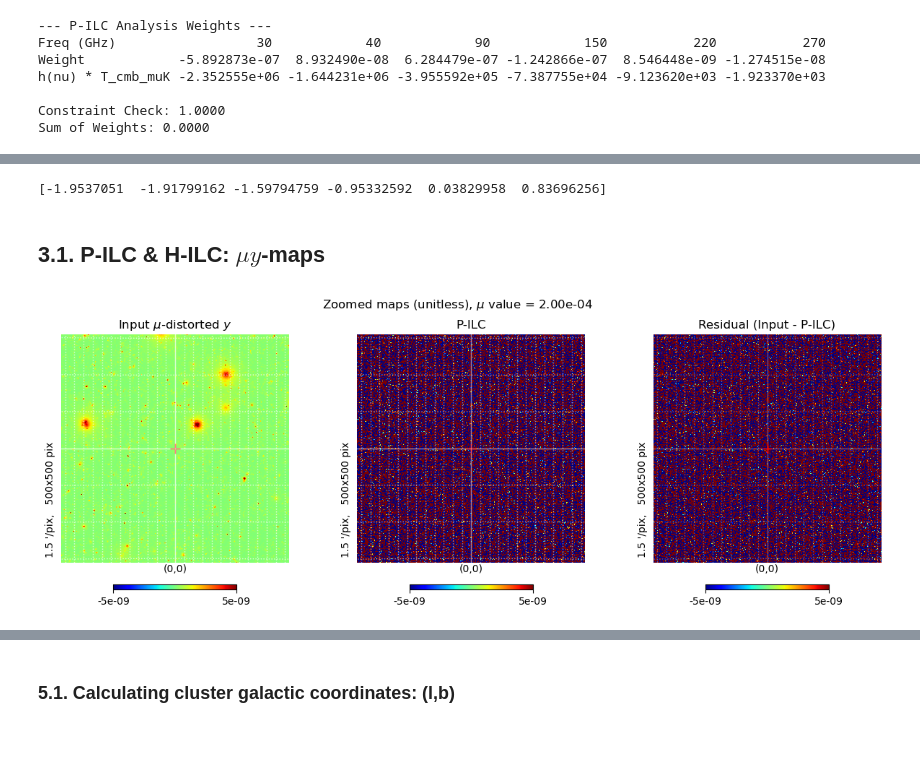
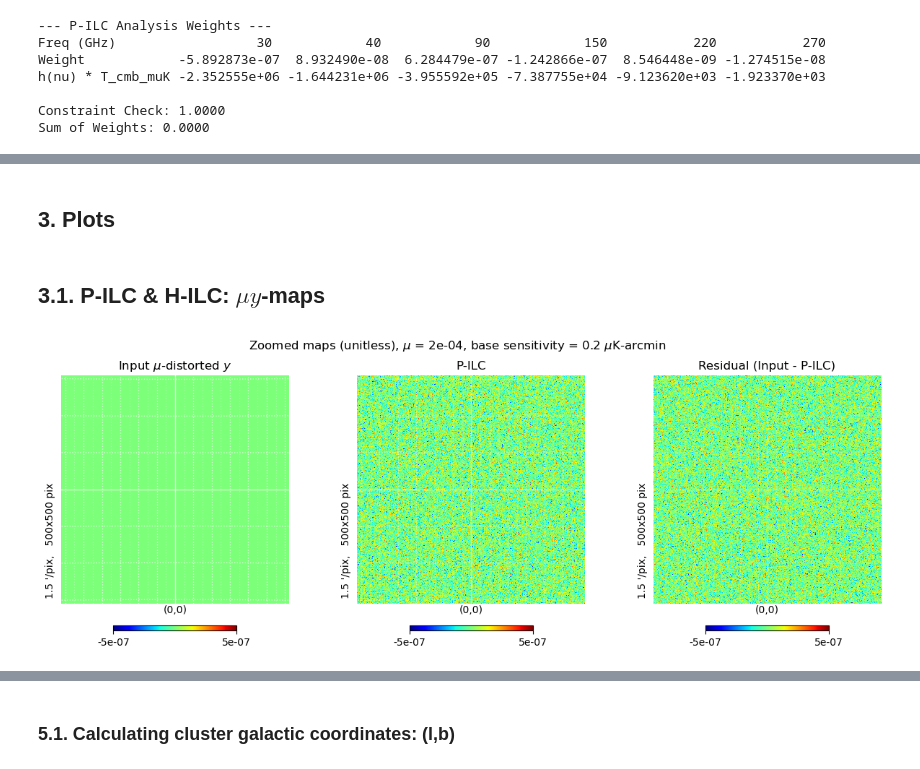
Before and after one commit to JoanRibotOliver/TFM, a Jupyter notebook: Code/ILC_no_y_0.2muK.ipynb, the cells around one changed output, grey strips where cells are left out. Cells and saved outputs as stored; diff of their text form; code cells hidden in the pictures; blank space fills up the shorter version.

```diff
--- a/Code/ILC_no_y_0.2muK.ipynb
+++ b/Code/ILC_no_y_0.2muK.ipynb
@@ -257,7 +259,7 @@ print(h_vector_muK/T_cmb_muK) # Should be unitless and match the expected h(nu)
 ### P-ILC ON THE MU-DISTORTED tSZ SIGNAL ###
 
 # Run P-ILC. The resulting map is unitless.
-muy_hat_pixel, weights_pixel = run_pixel_ilc(data_cube, h_vector_muK)
+muy_hat_pixel, weights_muy_pixel = run_pixel_ilc(data_cube, h_vector_muK)
 
 muy_map = mu * y_map # The true mu-distorted tSZ signal in dimensionless units
 
@@ -354,6 +392,0 @@ print(len(zegeye_frequencies)) # Should be 9, one for each frequency
-# %%
-### See the g_vector values for the frequencies ###
-
-print(g_vector_muK/T_cmb_muK) # Should be unitless and match the expected g(nu) values for the frequencies
-# %% [output]
-[-1.9537051  -1.91799162 -1.59794759 -0.95332592  0.03829958  0.83696256]
@@ -360,37 +411,45 @@ print(g_vector_muK/T_cmb_muK) # Should be unitless and match the expected g(nu)
+# %% [markdown]
+## 3. Plots
+# %%
+### READ THE PREVIOUSLY COMPUTED P-ILC & H-ILC MAPS ###
+
+# P-ILC
+muy_hat_pixel = hp.read_map(f"/Users/joanribot/HEAVY_STUFF/TFM_data/Processed_Maps/ILC_maps/P_ILC_{len(zegeye_frequencies)}freq_no_y_{base_sensitivity_uk_arcmin}muK_map.fits")
+#weights_muy_pixel = hp.read_map(f"/Users/joanribot/HEAVY_STUFF/TFM_data/Processed_Maps/ILC_maps/P_ILC_{len(zegeye_frequencies)}freq_no_y_{base_sensitivity_uk_arcmin}muK_weights.fits")
+
+# H-ILC
+#muy_hat_harmonic = hp.read_map(f"/Users/joanribot/HEAVY_STUFF/TFM_data/Processed_Maps/ILC_maps/H_ILC_{len(zegeye_frequencies)}freq_no_y_{base_sensitivity_uk_arcmin}muK_map.fits")
+#weights_muy_harmonic_bins = hp.read_map(f"/Users/joanribot/HEAVY_STUFF/TFM_data/Processed_Maps/ILC_maps/H_ILC_{len(zegeye_frequencies)}freq_no_y_{base_sensitivity_uk_arcmin}muK_weights.fits")
 # %% [markdown]
 ## 3.1. P-ILC & H-ILC: $\mu y$-maps
 # %%
 ### A.1. PIXEL ILC ZOOMED MAPS ###
 
 params_zoom_y = {'rot': [0, 0], 'reso': 1.5, 'xsize': 500, 'hold': True, 'cmap': 'jet', 'notext': False, 'min': -5*10**-6, 'max': 5*10**-6} # Added 'coord': 'G' to specify Galactic coordinates
-params_zoom_intermediate_muy = {'rot': [0, 0], 'reso': 1.5, 'xsize': 500, 'hold': True, 'cmap': 'jet', 'notext': False, 'min': -5*10**-9, 'max': 5*10**-9} # Added 'coord': 'G' to specify Galactic coordinates
+params_zoom_intermediate_muy = {'rot': [0, 0], 'reso': 1.5, 'xsize': 500, 'hold': True, 'cmap': 'jet', 'notext': False, 'min': -5*10**-7, 'max': 5*10**-7} # Added 'coord': 'G' to specify Galactic coordinates
 params_zoom_muy = {'rot': [0, 0], 'reso': 1.5, 'xsize': 500, 'hold': True, 'cmap': 'jet', 'notext': False, 'min': -5*10**-13, 'max': 5*10**-13} # Added 'coord': 'G' to specify Galactic coordinates
 #params_zoom = {'rot': [0, 0], 'reso': 1.5, 'xsize': 500, 'hold': True, 'cmap': 'jet', 'notext': True}
 
 # --- Plotting ---
 fig_harm = plt.figure(figsize=(15, 5))
 
 ax1 = plt.subplot(1, 3, 1)
 hp.gnomview(muy_map, title=rf"Input $\mu$-distorted $y$", **params_zoom_intermediate_muy)
-hp.graticule(dpar=0.5, dmer=0.5, color='white', alpha=0.3)
-plt.plot(0, 0, marker='+', color='red', markersize=10, label='Center')
+hp.graticule(dpar=0.25, dmer=0.25, color='white', alpha=0.3)
 
 ax2 = plt.subplot(1, 3, 2)
 hp.gnomview(muy_hat_pixel, title="P-ILC", **params_zoom_intermediate_muy)
-#hp.gnomview(muy_hat_pixel, title="P-ILC", **params_zoom_y)
-hp.graticule(dpar=0.5, dmer=0.5, color='white', alpha=0.3)
-plt.plot(0, 0, marker='+', color='red', markersize=10, label='Center')
+hp.graticule(dpar=0.25, dmer=0.25, color='white', alpha=0.3)
 
 ax3 = plt.subplot(1, 3, 3)
 hp.gnomview(muy_residual_pixel, title="Residual (Input - P-ILC)", **params_zoom_intermediate_muy)
 hp.graticule(dpar=0.5, dmer=0.5, color='white', alpha=0.3)
-plt.plot(0, 0, marker='+', color='red', markersize=10, label='Center')
 
-plt.suptitle(rf"Zoomed maps (unitless), $\mu$ value = {mu:.2e}")
-plt.savefig("/Users/joanribot/Desktop/Física/Màster UC - UIMP/2n semestre/TFM/Codes/Figures/ILC_no_y_0.2muK/mu_y_maps/P-ILC_zoomed_maps.pdf", dpi=300, bbox_inches='tight')
+plt.suptitle(rf"Zoomed maps (unitless), $\mu$ = {mu:.0e}, base sensitivity = {base_sensitivity_uk_arcmin} $\mu$K-arcmin")
+plt.savefig("/Users/joanribot/Desktop/Física/Màster UC - UIMP/2n semestre/TFM/Codes/Figures/ILC_no_y_0.2muK/mu_y_maps/P-ILC_zoomed_maps.pdf", dpi=300, bbox_inches='tight')
 plt.show()
 # %% [output]
-[figure, old version]
+[figure, new version]
 # %%
 ### A.2. PIXEL ILC FULL SKY MAPS ###
 
```
Also changed, not shown: parts of 32 cells of this notebook, 8 other files.
